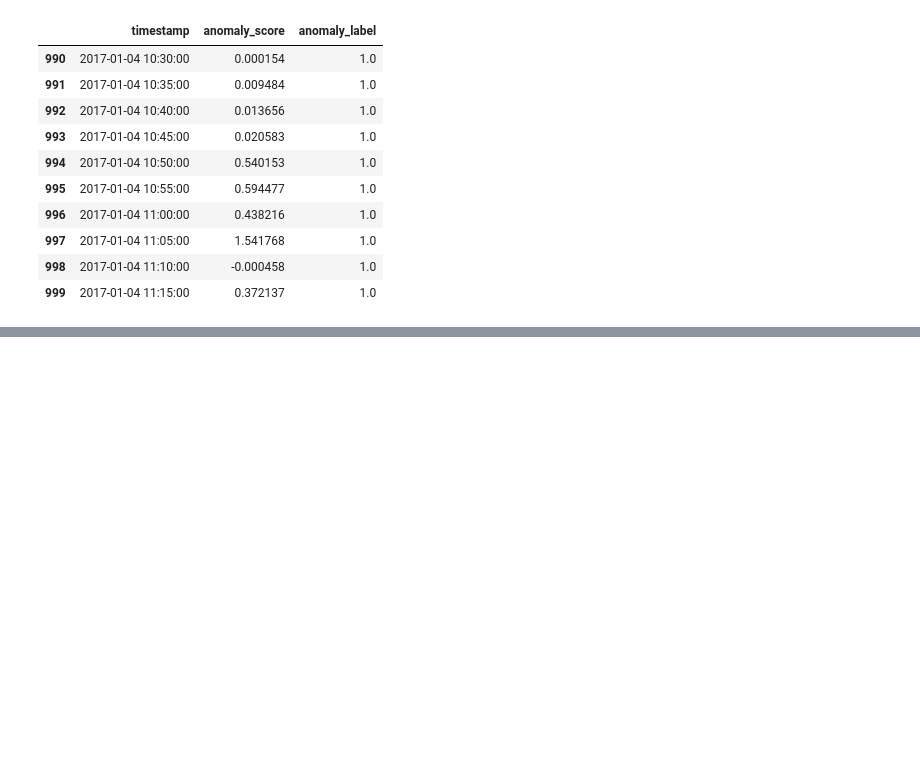
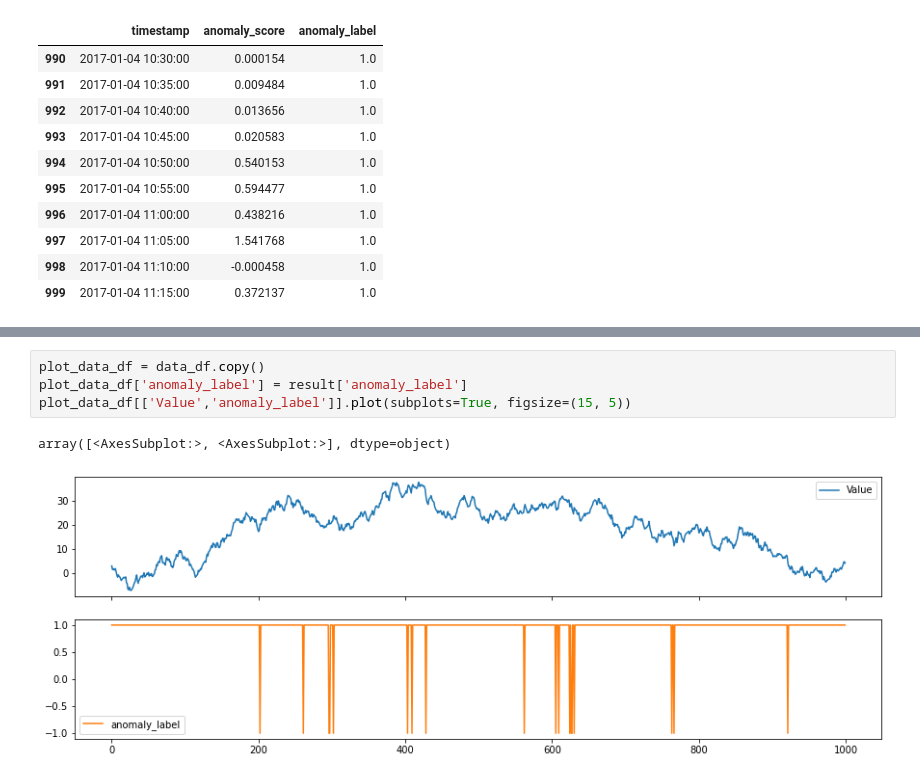
Before and after one commit to IBM/anomaly-detection-code-pattern, a Jupyter notebook: notebooks/Univariate_AD_service_sample_data.ipynb, the cells around one changed output, grey strips where cells are left out. Cells and saved outputs as stored; diff of their text form; blank space fills up the shorter version.

Commit message:
Added Additional results

```diff
--- a/notebooks/Univariate_AD_service_sample_data.ipynb
+++ b/notebooks/Univariate_AD_service_sample_data.ipynb
@@ -155,0 +150,7 @@ array([<matplotlib.axes._subplots.AxesSubplot object at 0x...>,
+# %%
+plot_data_df = data_df.copy()
+plot_data_df['anomaly_label'] = result['anomaly_label']
+plot_data_df[['Value','anomaly_label']].plot(subplots=True, figsize=(15, 5))
+# %% [output]
+array([<AxesSubplot:>, <AxesSubplot:>], dtype=object)
+[figure, added]
```
Also changed, not shown: parts of 8 cells of this notebook.
